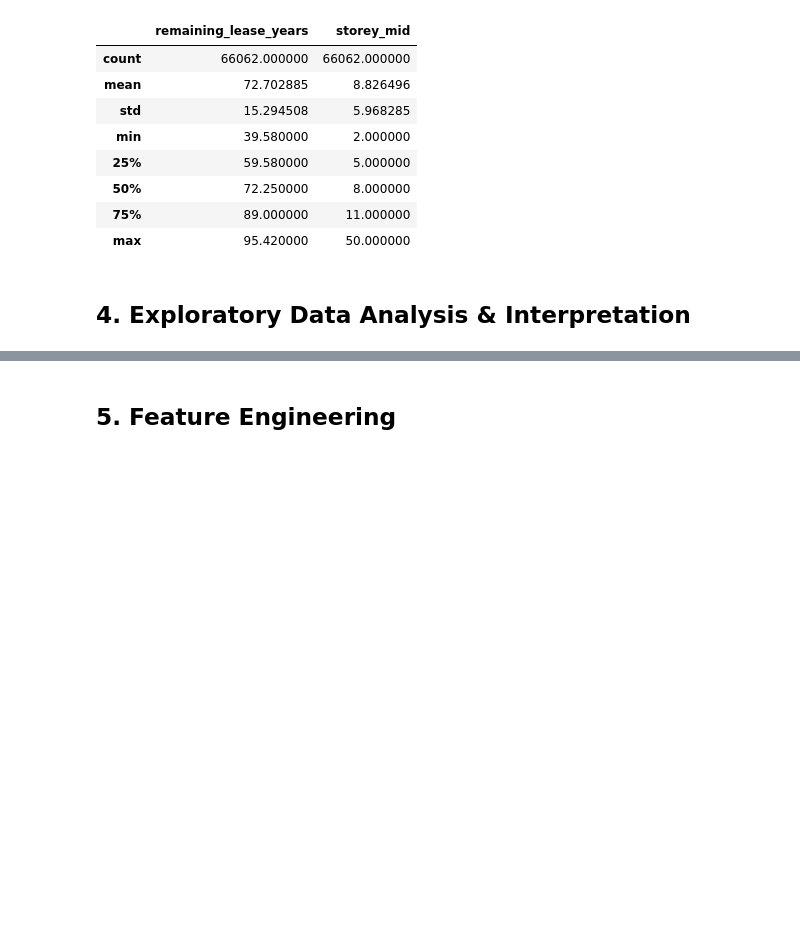
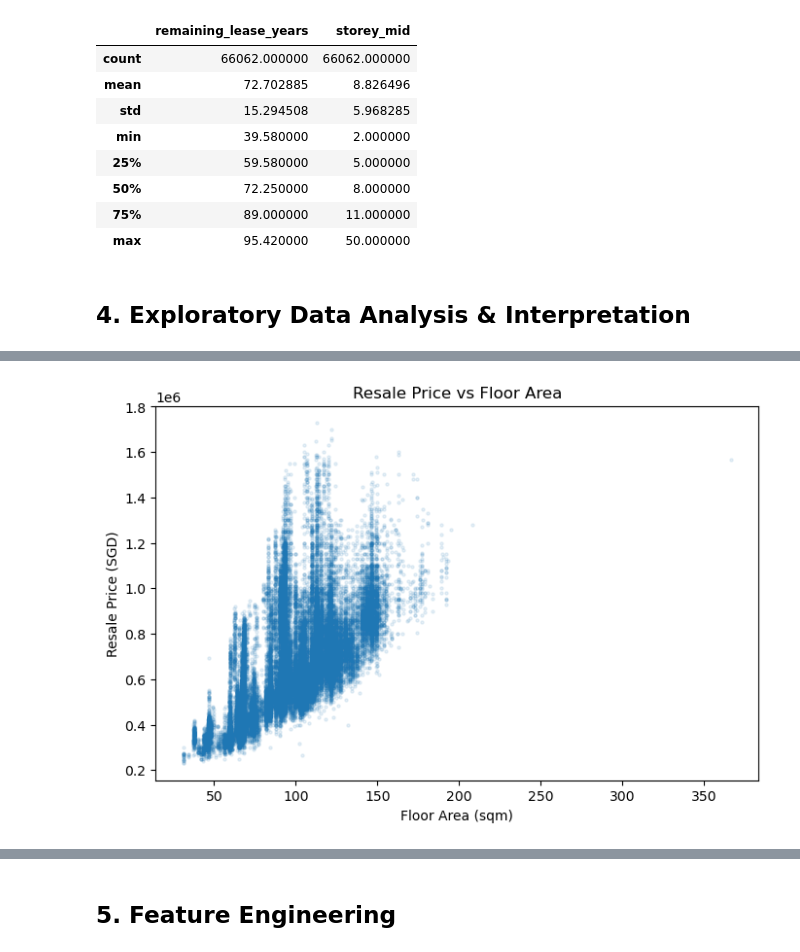
Before and after one commit to liyichen-ai/hdb-resale-price-predictor, a Jupyter notebook: hdb_price_model.ipynb, the cells around one changed output, grey strips where cells are left out. Cells and saved outputs as stored; diff of their text form; code cells hidden in the pictures; blank space fills up the shorter version.

```diff
--- a/hdb_price_model.ipynb
+++ b/hdb_price_model.ipynb
@@ -166,0 +199,9 @@ df[['remaining_lease_years', 'storey_mid']].describe()
+# %%
+plt.figure(figsize=(8,5))
+plt.scatter(df['floor_area_sqm'], df['resale_price'], alpha=0.1, s=5)
+plt.title('Resale Price vs Floor Area')
+plt.xlabel('Floor Area (sqm)')
+plt.ylabel('Resale Price (SGD)')
+plt.show()
+# %% [output]
+[figure, added]
```
Also changed, not shown: parts of 12 cells of this notebook.
